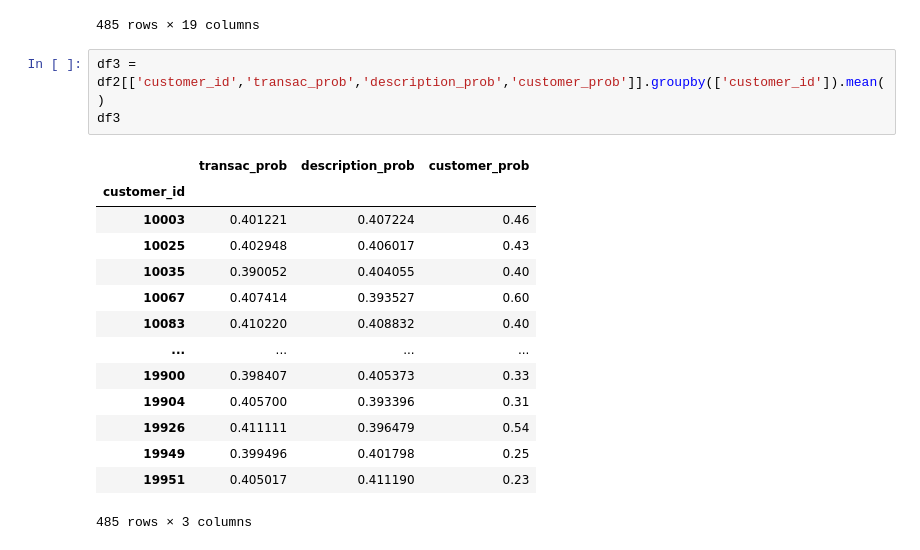
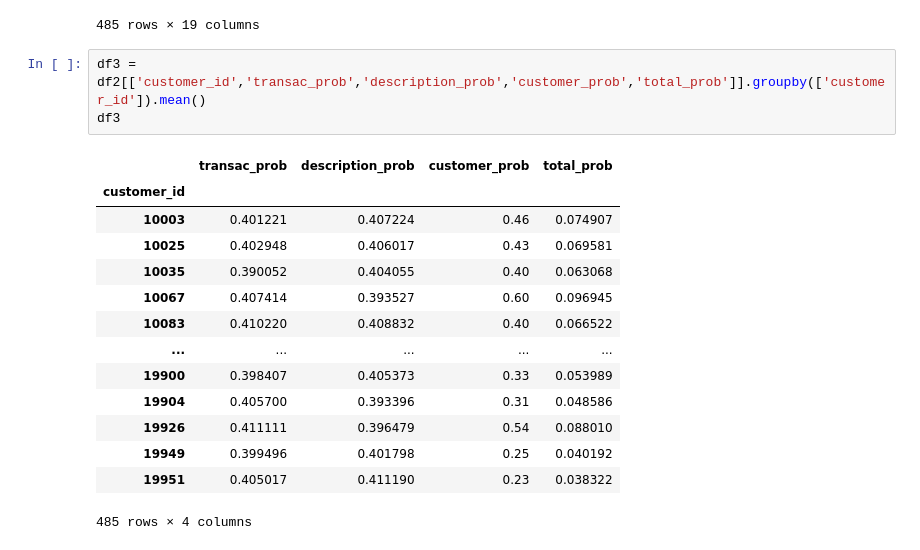
Before and after one commit to nicolastalia/mmcs_final, a Jupyter notebook: data_visualization.ipynb, the cells around one changed output. Drawn from its saved outputs; the diff is of its cells as text.

```diff
--- a/data_visualization.ipynb
+++ b/data_visualization.ipynb
@@ -92,20 +92,20 @@ df2.groupby(['customer_id']).count()
 | 19951 | 580 | 580 | 580 | 580 | 580 | 580 | 580 | 580 | 468 | ... |
 485 rows × 19 columns
 # %%
-df3 = df2[['customer_id','transac_prob','description_prob','customer_prob']].groupby(['customer_id']).mean()
+df3 = df2[['customer_id','transac_prob','description_prob','customer_prob','total_prob']].groupby(['customer_id']).mean()
 df3
 # %% [output]
-|  | transac_prob | description_prob | customer_prob |
-| customer_id |  |  |  |
-| 10003 | 0.401221 | 0.407224 | 0.46 |
-| 10025 | 0.402948 | 0.406017 | 0.43 |
-| 10035 | 0.390052 | 0.404055 | 0.40 |
-| 10067 | 0.407414 | 0.393527 | 0.60 |
-| 10083 | 0.410220 | 0.408832 | 0.40 |
-| ... | ... | ... | ... |
-| 19900 | 0.398407 | 0.405373 | 0.33 |
-| 19904 | 0.405700 | 0.393396 | 0.31 |
-| 19926 | 0.411111 | 0.396479 | 0.54 |
-| 19949 | 0.399496 | 0.401798 | 0.25 |
-| 19951 | 0.405017 | 0.411190 | 0.23 |
+|  | transac_prob | description_prob | customer_prob | total_prob |
+| customer_id |  |  |  |  |
+| 10003 | 0.401221 | 0.407224 | 0.46 | 0.074907 |
+| 10025 | 0.402948 | 0.406017 | 0.43 | 0.069581 |
+| 10035 | 0.390052 | 0.404055 | 0.40 | 0.063068 |
+| 10067 | 0.407414 | 0.393527 | 0.60 | 0.096945 |
+| 10083 | 0.410220 | 0.408832 | 0.40 | 0.066522 |
+| ... | ... | ... | ... | ... |
+| 19900 | 0.398407 | 0.405373 | 0.33 | 0.053989 |
+| 19904 | 0.405700 | 0.393396 | 0.31 | 0.048586 |
+| 19926 | 0.411111 | 0.396479 | 0.54 | 0.088010 |
+| 19949 | 0.399496 | 0.401798 | 0.25 | 0.040192 |
+| 19951 | 0.405017 | 0.411190 | 0.23 | 0.038322 |
-485 rows × 3 columns
+485 rows × 4 columns
```
Also changed, not shown: parts of 2 cells of this notebook.
